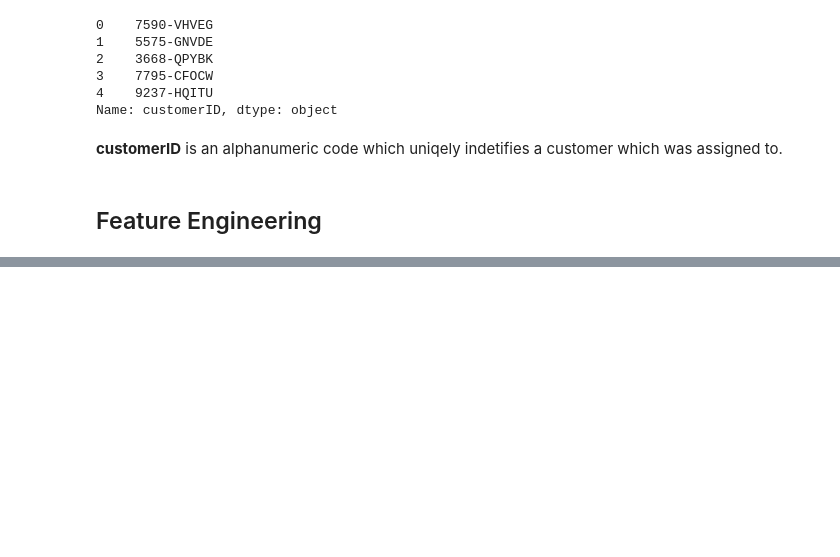
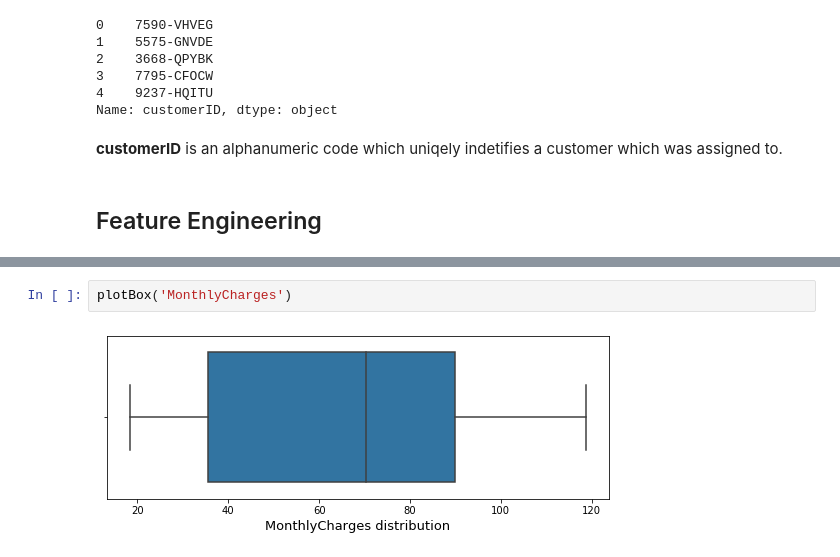
Before and after one commit to lucienwalewski/cse204project, a Jupyter notebook: src/main.ipynb, the cells around one changed output, grey strips where cells are left out. Drawn from its saved outputs; the diff is of its cells as text; blank space fills up the shorter version.

```diff
--- a/src/main.ipynb
+++ b/src/main.ipynb
@@ -467,0 +543,4 @@ Name: customerID, dtype: object
+# %%
+plotBox('MonthlyCharges')
+# %% [output]
+[figure, added]
```
Also changed, not shown: parts of 30 cells of this notebook.
